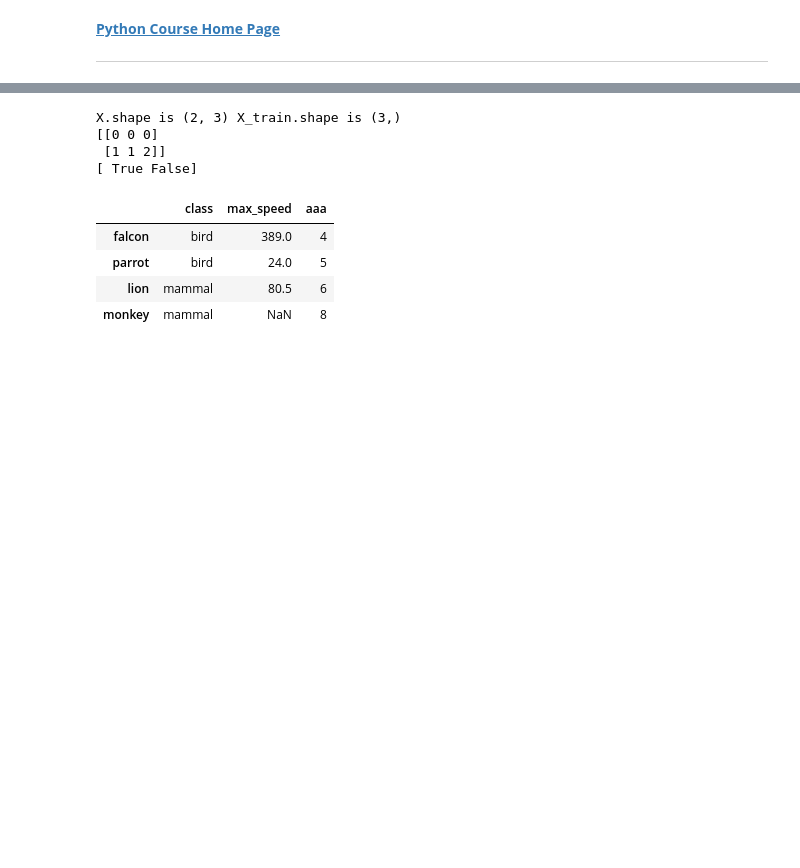
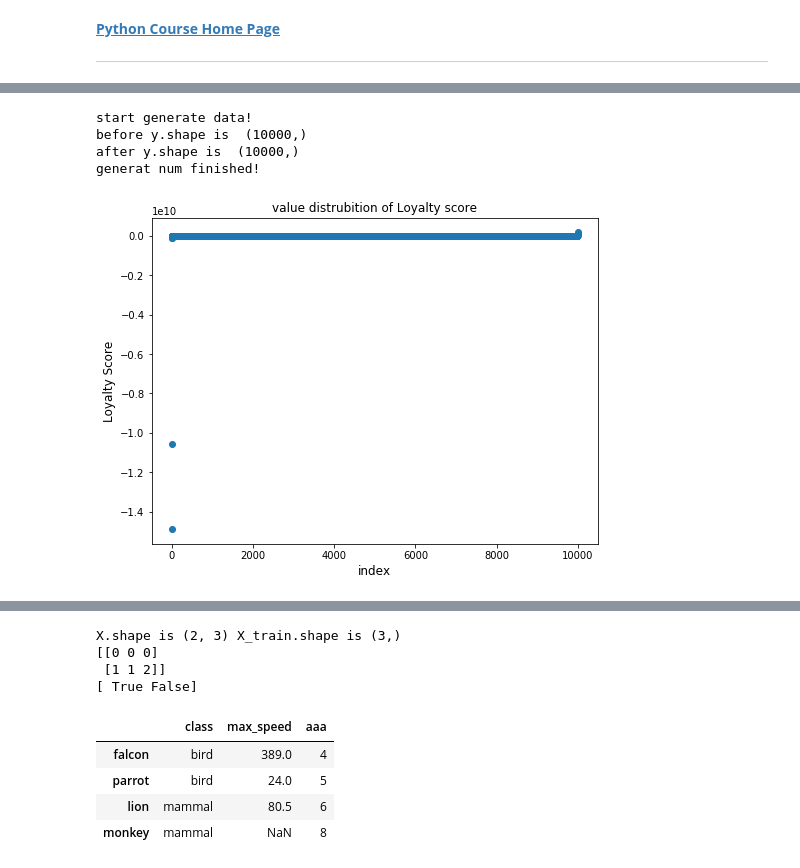
Before and after one commit to tusonggao/jupyter_notebook_dir, a Jupyter notebook: small_test.ipynb, the cells around one changed output, grey strips where cells are left out. Cells and saved outputs as stored; diff of their text form; code cells hidden in the pictures; blank space fills up the shorter version.

```diff
--- a/small_test.ipynb
+++ b/small_test.ipynb
@@ -12,0 +110,77 @@ def compute_distances_no_loops(X, X_train):
+# %%
+import numpy as np
+import matplotlib.pyplot as plt
+from scipy import stats
+
+import lightgbm as lgb
+
+from sklearn.metrics import mean_squared_error
+from sklearn.model_selection import train_test_split
+from sklearn.linear_model import BayesianRidge, LinearRegression
+
+def convert_y(y):
+    y_new_val_lst = []
+    bias = 0.099
+    for y_val in y:
+#         print('y_val is ', y_val)
+        if y_val>=0.0:
+            y_new_val = np.e**(y_val)/1
+        else:
+            y_new_val = -np.e**(-1*y_val)/1
+#         y_new += bias
+        y_new_val_lst.append(y_new_val)
+    y_new = np.array(y_new_val_lst).T
+#     y_new = np.clip(y_new, -20, 20)
+    return y_new
+
+def convert_back_y(y):
+    y_new_val_lst = []
+    bias = 0.099
+    for y_val in y:
+        if y_val<0:
+            y_new_val = -np.log(-y_val*1)
+        else:
+            y_new_val = np.log(y_val*1)
+        y_new_val_lst.append(y_new_val)
+    y_new = np.array(y_new_val_lst).T
+    return y_new
+
+# #############################################################################
+# Generating simulated data with Gaussian weights
+print('start generate data!')
+
+np.random.seed(0)
+n_samples, n_features, n_features_used = 10000, 300, 100
+X = np.random.randn(n_samples, n_features)  # Create Gaussian data
+# Create weights with a precision lambda_ of 4.
+
+w = np.zeros(n_features)
+# Only keep 10 weights of interest
+relevant_features = np.random.randint(0, n_features, n_features_used)
+for i in relevant_features:
+    w[i] = stats.norm.rvs(loc=0, scale=1. / np.sqrt(3))
+# Create noise with a precision alpha of 50.
+
+noise = stats.norm.rvs(loc=0, scale=1. / np.sqrt(80.), size=n_samples)
+# Create the target
+y = np.dot(X, w) + noise
+print('before y.shape is ', y.shape)
+y = convert_y(y)
+print('after y.shape is ', y.shape)
+
+X_train, X_test, y_train, y_test = train_test_split(X, y, test_size=0.33, random_state=42)
+
+print('generat num finished!')
+
+plt.figure(figsize=(8,6))
+plt.scatter(range(len(y)), np.sort(y))
+plt.title("value distrubition of Loyalty score")
+plt.xlabel('index', fontsize=12)
+plt.ylabel('Loyalty Score', fontsize=12)
+plt.show()
+# %% [output]
+start generate data!
+before y.shape is  (10000,)
+after y.shape is  (10000,)
+generat num finished!
+[figure, added]
```
Also changed, not shown: parts of 23 cells of this notebook, 11 other files.
